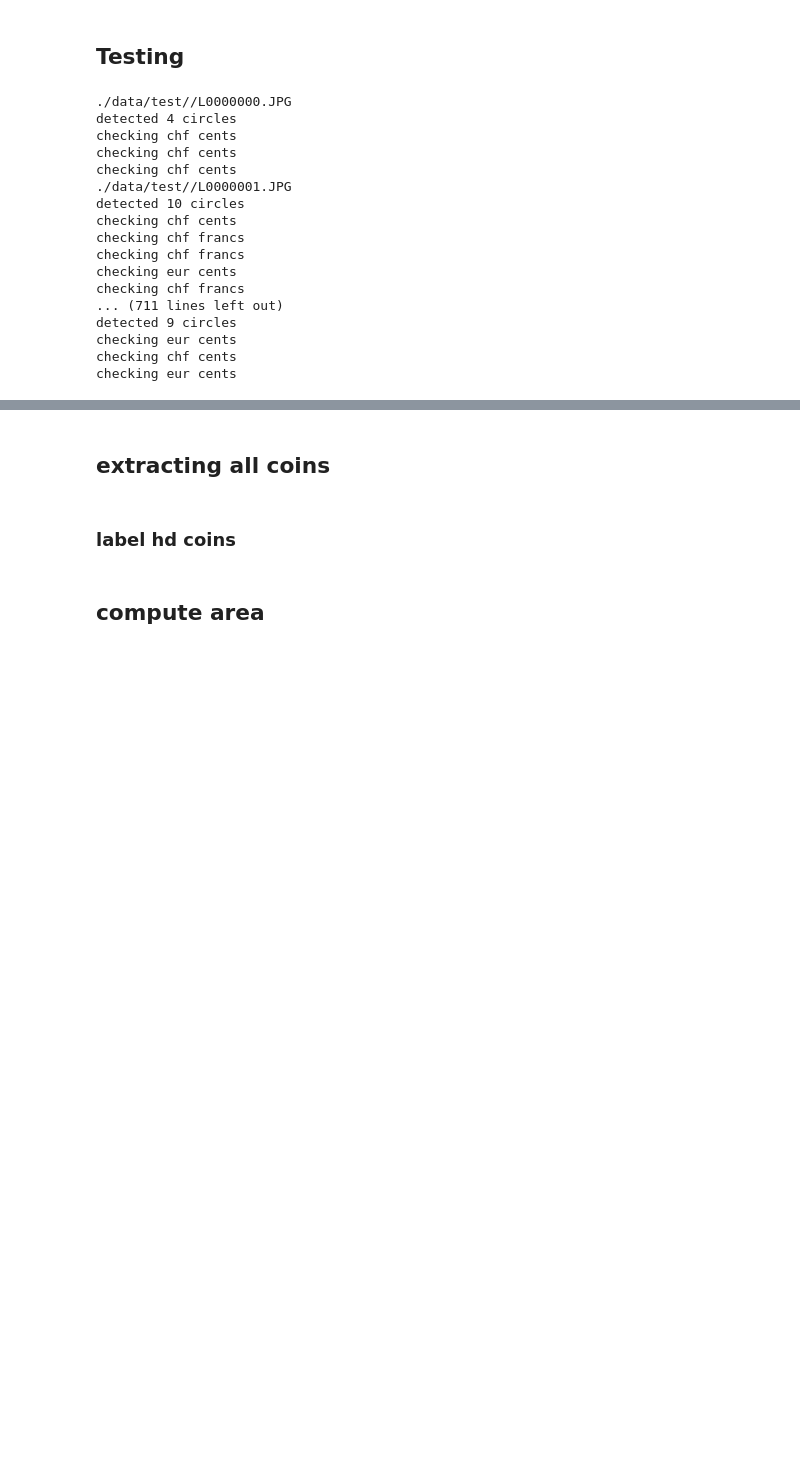
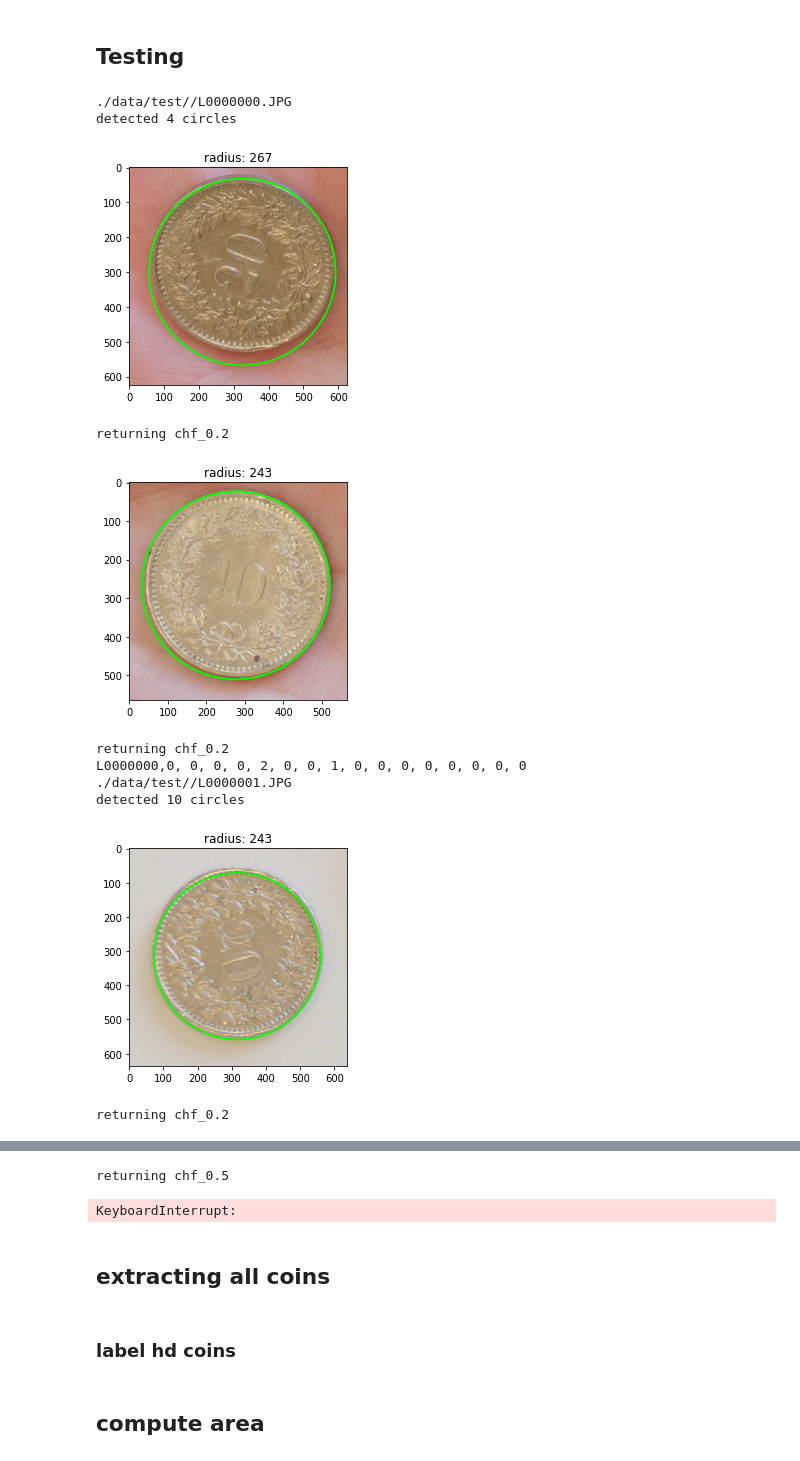
Before and after one commit to antoineschutz/IMANARECO1, a Jupyter notebook: project/project_antoine_branca.ipynb, the cells around one changed output, grey strips where cells are left out. Cells and saved outputs as stored; diff of their text form; code cells hidden in the pictures; blank space fills up the shorter version.

Commit message:
validating swiss francs and eur cents

```diff
--- a/project/project_antoine_branca.ipynb
+++ b/project/project_antoine_branca.ipynb
@@ -277,7 +276,7 @@ def extract_features(input_image):
     # input_image.show()
     preprocess = transforms.Compose([
         # transforms.Resize(256),
-        # transforms.CenterCrop(850),
+        transforms.CenterCrop(850),
         transforms.ToTensor(),
         # transforms.Normalize(mean=[0.485, 0.456, 0.406], std=[0.229, 0.224, 0.225]),
     ])
@@ -535,10 +554,14 @@ def path_to_filename(path):
 # %% [markdown]
 ## Testing
 # %%
-def find_radius(coin, debug=False):
+def find_radius(coin, min_radius, max_radius, debug=False):
     img = (rgb2gray(coin)*255).astype(np.uint8)
     img = cv.blur(img, (16, 16))[::3, ::3]
-    circle = cv.HoughCircles(img, cv.HOUGH_GRADIENT_ALT, dp=1, minDist = 50, minRadius=150//3, maxRadius=1000//3, param1=50, param2=0.6)
+
+    min_r = int((min_radius*0.9)//3)
+    max_r = int((max_radius*1.1)//3)
+
+    circle = cv.HoughCircles(img, cv.HOUGH_GRADIENT_ALT, dp=1, minDist = 50, minRadius=min_r, maxRadius=max_r, param1=50, param2=0.6)
     # print(circle)
 
     if circle is not None:
@@ -553,8 +576,9 @@ def find_radius(coin, debug=False):
                 # corresponding to the center of the circle
             radius = 3*r
             if debug:
-                print(f"radius: {radius}")
+                # print()
                 cv.circle(coin, (3*x, 3*y), 3*r, (0, 255, 0), 4)
+                plt.title(f"radius: {radius}")
                 plt.imshow(coin)
                 plt.show()
             return radius
@@ -672,70 +711,68 @@ with torch.no_grad():
 
 
 
-            # proba = (torch.softmax(pred_test, dim=0)*100).int()
-            # print(proba)
+            proba = (torch.softmax(pred_test, dim=0)*100)
+            max_proba = torch.max(proba)
+            # print(max_proba)
             # plt.title(class_names[pred_class.item()])
             # plt.imshow(coin)
             # plt.show()
             if pred_class == 16: continue
 
+            # if max_proba < 0.7:
+
             if pred_class==3 or pred_class == 4 or pred_class == 5:
-                print("checking chf cents")
-                pred_class = test_chf_cents(coin, pred_class)
+                # print("checking chf cents")
+                pred_class = test_chf_cents(coin, pred_class.item())
 
-            if pred_class == 12 or pred_class == 13 or pred_class == 14:
-                print("checking eur cents")
+            #     elif pred_class == 12 or pred_class == 13 or pred_class == 14:
+            #         # print("checking eur cents")
 
-                pred_class = test_eur_cents(coin, pred_class)
+            #         pred_class = test_eur_cents(coin, pred_class.item())
 
-            if pred_class == 1 or pred_class == 2:
-                print("checking chf francs")
+            #     elif pred_class == 1 or pred_class == 2:
+            #         # print("checking chf francs")
 
-                pred_class = test_chf_francs(coin, pred_class)
+            #         pred_class = test_chf_francs(coin, pred_class.item())
 
             # if pred_class == 4 or pred_class==5:
             #     radius = find_radius(coin)
             #     print(f"radius: {radius}")
             #     if radius != 0:
             #         if radius < 235:
             #             pred_class = 4
             #         elif radius < 220:
             #             pred_class = 6
             #         else: pred_calss = 5
 
-                # print(pred_test)
+            # print(pred_class)
 
             p[pred_class] += 1
         # print(f"pred {pred_class}")
         # print(f"target: {index}")
 
         # print(p)
         p_string = np.array2string(p, separator=', ', precision=0).replace("[", "").replace("]", "")
         csv_row = f"{path_to_filename(path)},{p_string}"
+        print(csv_row)
         # print(csv_row)
         csv_file += csv_row
         csv_file += "\n"
 
 with open('./data/submission.csv', 'w') as file:
     # Write a string to the file
     file.write(csv_file)
 
 # print(csv_row)
 # %% [output]
 ./data/test//L0000000.JPG
 detected 4 circles
-checking chf cents
-checking chf cents
-checking chf cents
-./data/test//L0000001.JPG
-detected 10 circles
-checking chf cents
-checking chf francs
-checking chf francs
-checking eur cents
-checking chf francs
-... (711 lines left out)
-detected 9 circles
-checking eur cents
-checking chf cents
-checking eur cents
+[figure, added]
+returning chf_0.2
+[figure, added]
+returning chf_0.2
+L0000000,0, 0, 0, 0, 2, 0, 0, 1, 0, 0, 0, 0, 0, 0, 0, 0
+./data/test//L0000001.JPG
+detected 10 circles
+[figure, added]
+returning chf_0.2
@@ -742,3 +780,5 @@ checking eur cents
+returning chf_0.5
+KeyboardInterrupt:
 # %% [markdown]
 ## extracting all coins
 # %%
```
Also changed, not shown: parts of 10 cells of this notebook.
